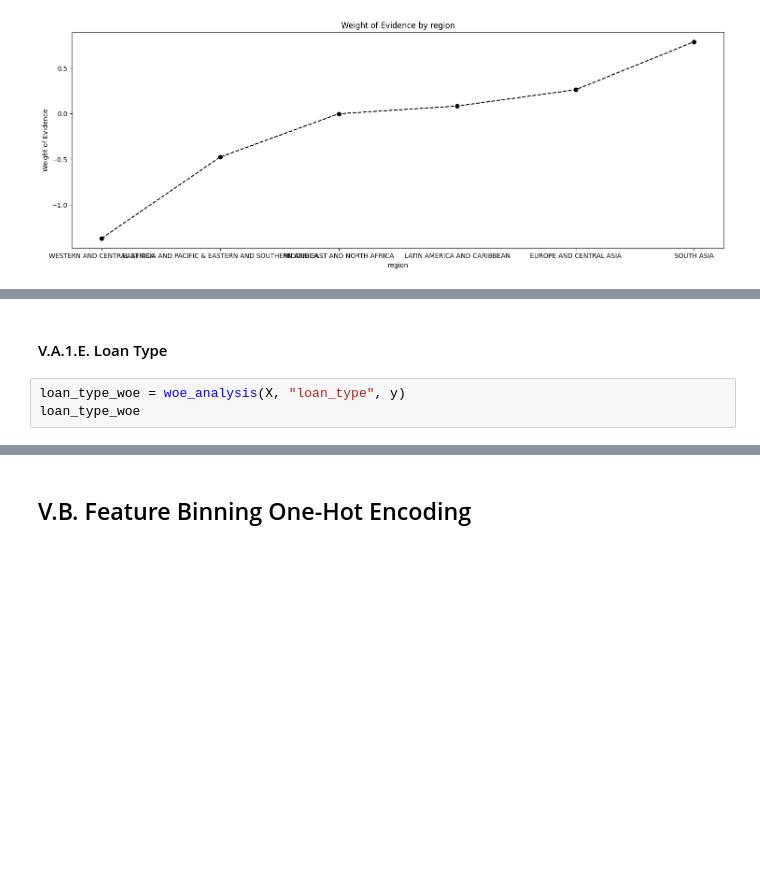
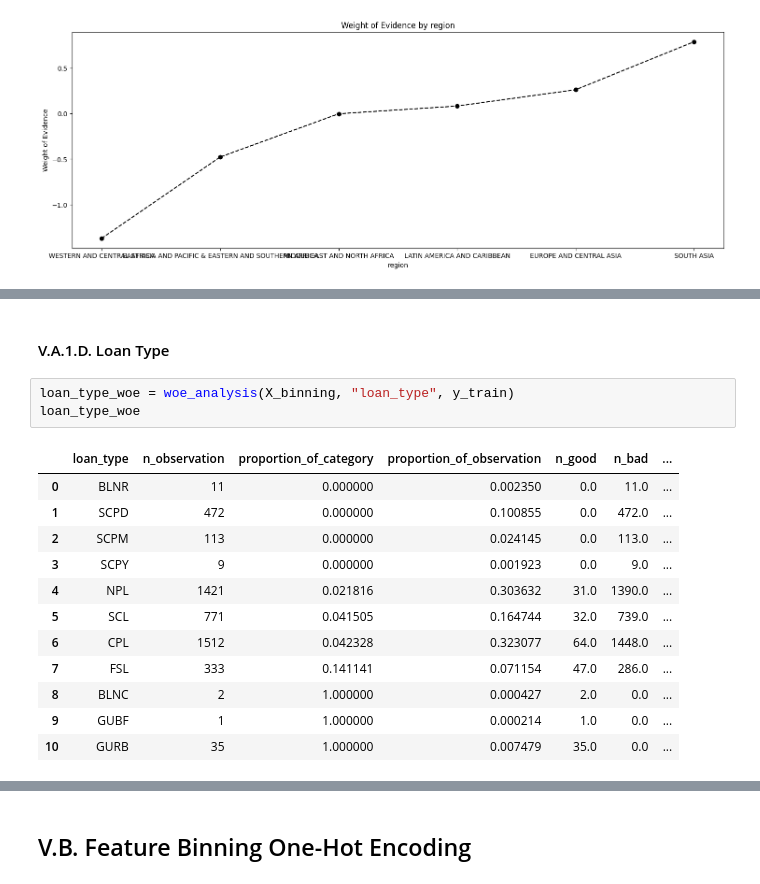
Before and after one commit to hardefarogonondo/IBRD-credit-scorecard-predictive-engine, a Jupyter notebook: notebooks/3_feature_engineering/feature_engineering.ipynb, the cells around one changed output, grey strips where cells are left out. Drawn from its saved outputs; the diff is of its cells as text; blank space fills up the shorter version.

```diff
--- a/notebooks/3_feature_engineering/feature_engineering.ipynb
+++ b/notebooks/3_feature_engineering/feature_engineering.ipynb
@@ -653,7 +420,20 @@ plot_by_woe(guarantor_woe)
 # %% [markdown]
-#### V.A.1.E. Loan Type
+#### V.A.1.D. Loan Type
 # %%
-loan_type_woe = woe_analysis(X, "loan_type", y)
+loan_type_woe = woe_analysis(X_binning, "loan_type", y_train)
 loan_type_woe
+# %% [output]
+|  | loan_type | n_observation | proportion_of_category | proportion_of_observation | n_good | n_bad | ... |
+| 0 | BLNR | 11 | 0.000000 | 0.002350 | 0.0 | 11.0 | ... |
+| 1 | SCPD | 472 | 0.000000 | 0.100855 | 0.0 | 472.0 | ... |
+| 2 | SCPM | 113 | 0.000000 | 0.024145 | 0.0 | 113.0 | ... |
+| 3 | SCPY | 9 | 0.000000 | 0.001923 | 0.0 | 9.0 | ... |
+| 4 | NPL | 1421 | 0.021816 | 0.303632 | 31.0 | 1390.0 | ... |
+| 5 | SCL | 771 | 0.041505 | 0.164744 | 32.0 | 739.0 | ... |
+| 6 | CPL | 1512 | 0.042328 | 0.323077 | 64.0 | 1448.0 | ... |
+| 7 | FSL | 333 | 0.141141 | 0.071154 | 47.0 | 286.0 | ... |
+| 8 | BLNC | 2 | 1.000000 | 0.000427 | 2.0 | 0.0 | ... |
+| 9 | GUBF | 1 | 1.000000 | 0.000214 | 1.0 | 0.0 | ... |
+| 10 | GURB | 35 | 1.000000 | 0.007479 | 35.0 | 0.0 | ... |
 # %%
 plot_by_woe(loan_type_woe)
```
Also changed, not shown: parts of 77 cells of this notebook.
